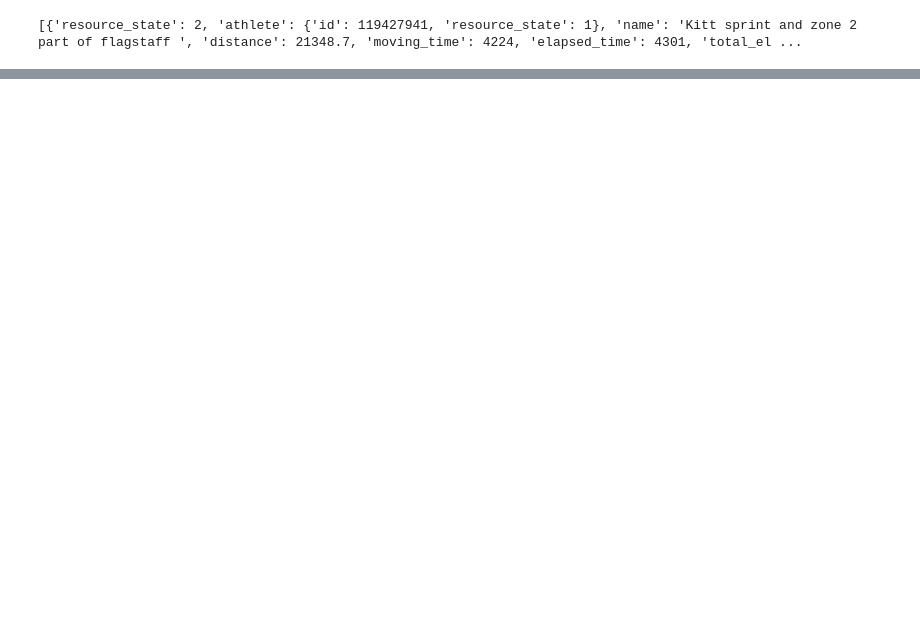
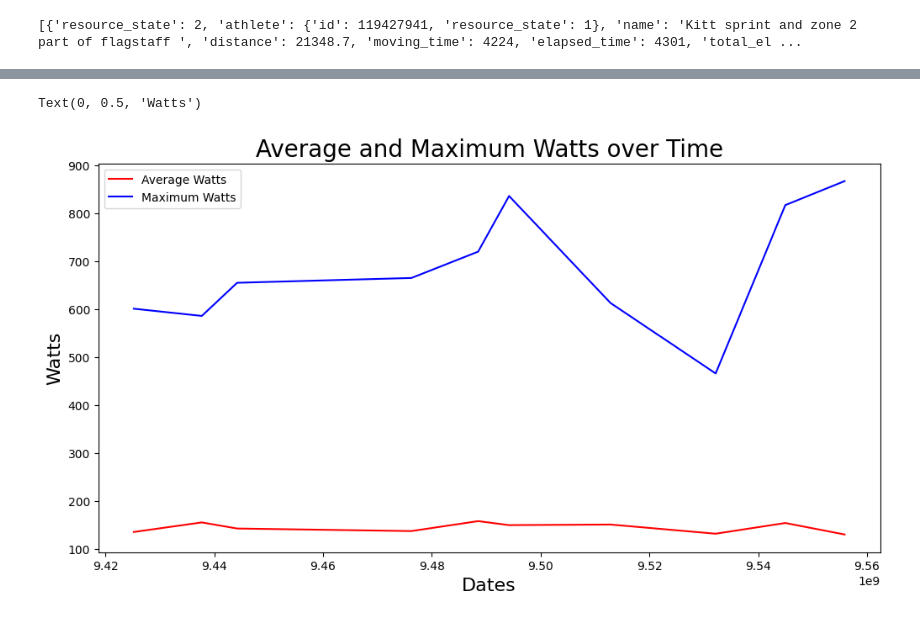
Before and after one commit to vincedbowen/into-the-know, a Jupyter notebook: cyclingData.ipynb, the cells around one changed output, grey strips where cells are left out. Drawn from its saved outputs; the diff is of its cells as text; code cells hidden in the pictures; blank space fills up the shorter version.

Commit message:
saving graph

```diff
--- a/cyclingData.ipynb
+++ b/cyclingData.ipynb
@@ -38,6 +39,7 @@ for i in range(len(myData)):
         else:
             print("err")
 df = pd.DataFrame.from_dict(data_dict, orient='index')
+df = df.iloc[::-1]
 print(df)
 # %% [output]
                             Date  Average Watts  Maximum Watts
@@ -53,0 +56,12 @@ print(df)
+# %%
+fig, ax = plt.subplots(figsize=(12,6))
+ax.plot(df['Average Watts'], color='red', label='Average Watts')
+ax.plot(df['Maximum Watts'], color='blue', label='Maximum Watts')
+ax.legend()
+ax.set_title("Average and Maximum Watts over Time", fontsize=20)
+ax.set_xlabel("Dates", fontsize=16)
+ax.set_ylabel("Watts", fontsize=16)
+# plt.xlim(df.iloc[0], df.iloc[-1])
+# %% [output]
+Text(0, 0.5, 'Watts')
+[figure, added]
```
Also changed, not shown: parts of 2 cells of this notebook.
